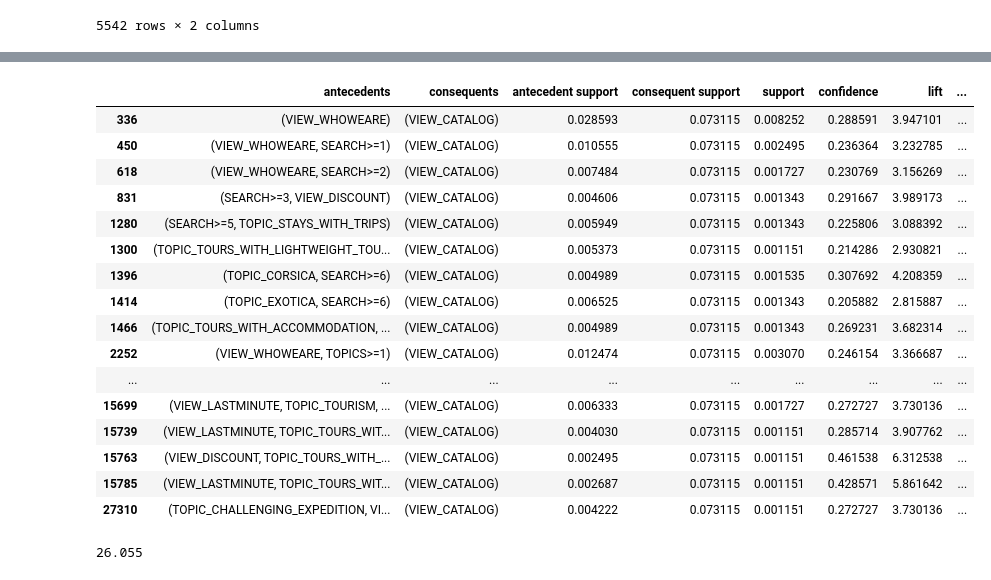
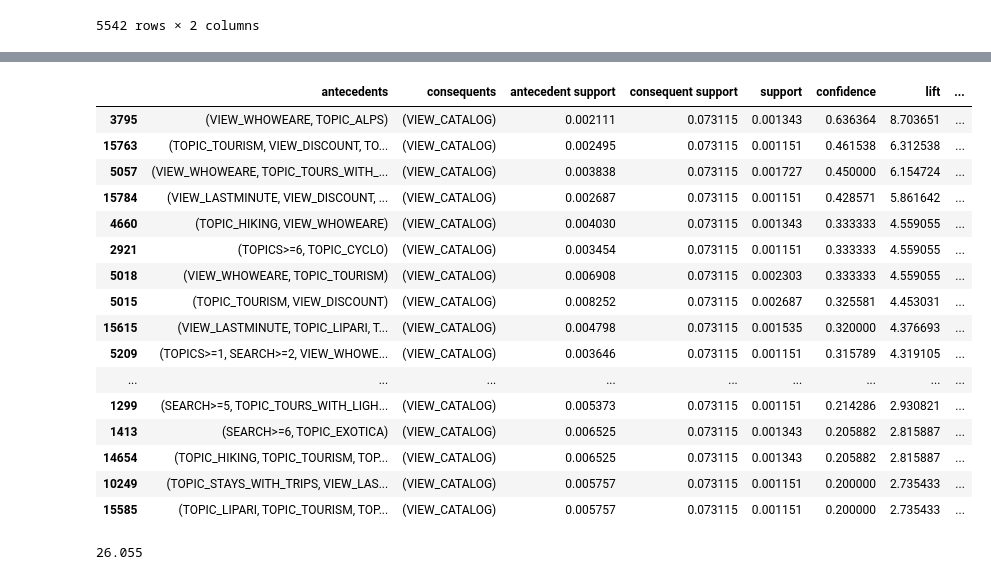
Before and after one commit to TarasHamkalo/on-web-data-mining, a Jupyter notebook: 04/notebooks/main.ipynb, the cells around one changed output, grey strips where cells are left out. Cells and saved outputs as stored; diff of their text form; code cells hidden in the pictures.

Commit message:
chore(04): add rules

```diff
--- a/04/notebooks/main.ipynb
+++ b/04/notebooks/main.ipynb
@@ -237,8 +228,0 @@ Name: Has_CATALOG, Length: 5542, dtype: bool
-# %%
-from collections import Counter
-
-item_counts = Counter()
-for t in transaction_list:
-    item_counts.update(t["items"])
-
-print(item_counts.most_common(50))
@@ -292,7 +263,7 @@ from mlxtend.frequent_patterns import association_rules
 rules = association_rules(
     frequent_itemsets,
     metric="confidence",
-    min_threshold=0.2
+    min_threshold=0.20
 )
 # %%
 rules
@@ -313,26 +284,26 @@ rules
 # %%
 rules_catalog = rules[
     rules["consequents"].apply(lambda x: "VIEW_CATALOG" in x)
 ]
-rules_catalog
+rules_catalog.sort_values(by=["lift"], ascending=False)
 # %% [output]
 |  | antecedents | consequents | antecedent support | consequent support | support | confidence | lift | ... |
-| 336 | (VIEW_WHOWEARE) | (VIEW_CATALOG) | 0.028593 | 0.073115 | 0.008252 | 0.288591 | 3.947101 | ... |
-| 450 | (VIEW_WHOWEARE, SEARCH>=1) | (VIEW_CATALOG) | 0.010555 | 0.073115 | 0.002495 | 0.236364 | 3.232785 | ... |
-| 618 | (VIEW_WHOWEARE, SEARCH>=2) | (VIEW_CATALOG) | 0.007484 | 0.073115 | 0.001727 | 0.230769 | 3.156269 | ... |
-| 831 | (SEARCH>=3, VIEW_DISCOUNT) | (VIEW_CATALOG) | 0.004606 | 0.073115 | 0.001343 | 0.291667 | 3.989173 | ... |
-| 1280 | (SEARCH>=5, TOPIC_STAYS_WITH_TRIPS) | (VIEW_CATALOG) | 0.005949 | 0.073115 | 0.001343 | 0.225806 | 3.088392 | ... |
-| 1300 | (TOPIC_TOURS_WITH_LIGHTWEIGHT_TOU... | (VIEW_CATALOG) | 0.005373 | 0.073115 | 0.001151 | 0.214286 | 2.930821 | ... |
-| 1396 | (TOPIC_CORSICA, SEARCH>=6) | (VIEW_CATALOG) | 0.004989 | 0.073115 | 0.001535 | 0.307692 | 4.208359 | ... |
-| 1414 | (TOPIC_EXOTICA, SEARCH>=6) | (VIEW_CATALOG) | 0.006525 | 0.073115 | 0.001343 | 0.205882 | 2.815887 | ... |
-| 1466 | (TOPIC_TOURS_WITH_ACCOMMODATION, ... | (VIEW_CATALOG) | 0.004989 | 0.073115 | 0.001343 | 0.269231 | 3.682314 | ... |
-| 2252 | (VIEW_WHOWEARE, TOPICS>=1) | (VIEW_CATALOG) | 0.012474 | 0.073115 | 0.003070 | 0.246154 | 3.366687 | ... |
+| 3795 | (VIEW_WHOWEARE, TOPIC_ALPS) | (VIEW_CATALOG) | 0.002111 | 0.073115 | 0.001343 | 0.636364 | 8.703651 | ... |
+| 15763 | (TOPIC_TOURISM, VIEW_DISCOUNT, TO... | (VIEW_CATALOG) | 0.002495 | 0.073115 | 0.001151 | 0.461538 | 6.312538 | ... |
+| 5057 | (VIEW_WHOWEARE, TOPIC_TOURS_WITH_... | (VIEW_CATALOG) | 0.003838 | 0.073115 | 0.001727 | 0.450000 | 6.154724 | ... |
+| 15784 | (VIEW_LASTMINUTE, VIEW_DISCOUNT, ... | (VIEW_CATALOG) | 0.002687 | 0.073115 | 0.001151 | 0.428571 | 5.861642 | ... |
+| 4660 | (TOPIC_HIKING, VIEW_WHOWEARE) | (VIEW_CATALOG) | 0.004030 | 0.073115 | 0.001343 | 0.333333 | 4.559055 | ... |
+| 2921 | (TOPICS>=6, TOPIC_CYCLO) | (VIEW_CATALOG) | 0.003454 | 0.073115 | 0.001151 | 0.333333 | 4.559055 | ... |
+| 5018 | (VIEW_WHOWEARE, TOPIC_TOURISM) | (VIEW_CATALOG) | 0.006908 | 0.073115 | 0.002303 | 0.333333 | 4.559055 | ... |
+| 5015 | (TOPIC_TOURISM, VIEW_DISCOUNT) | (VIEW_CATALOG) | 0.008252 | 0.073115 | 0.002687 | 0.325581 | 4.453031 | ... |
+| 15615 | (VIEW_LASTMINUTE, TOPIC_LIPARI, T... | (VIEW_CATALOG) | 0.004798 | 0.073115 | 0.001535 | 0.320000 | 4.376693 | ... |
+| 5209 | (TOPICS>=1, SEARCH>=2, VIEW_WHOWE... | (VIEW_CATALOG) | 0.003646 | 0.073115 | 0.001151 | 0.315789 | 4.319105 | ... |
 | ... | ... | ... | ... | ... | ... | ... | ... | ... |
-| 15699 | (VIEW_LASTMINUTE, TOPIC_TOURISM, ... | (VIEW_CATALOG) | 0.006333 | 0.073115 | 0.001727 | 0.272727 | 3.730136 | ... |
-| 15739 | (VIEW_LASTMINUTE, TOPIC_TOURS_WIT... | (VIEW_CATALOG) | 0.004030 | 0.073115 | 0.001151 | 0.285714 | 3.907762 | ... |
-| 15763 | (VIEW_DISCOUNT, TOPIC_TOURS_WITH_... | (VIEW_CATALOG) | 0.002495 | 0.073115 | 0.001151 | 0.461538 | 6.312538 | ... |
-| 15785 | (VIEW_LASTMINUTE, TOPIC_TOURS_WIT... | (VIEW_CATALOG) | 0.002687 | 0.073115 | 0.001151 | 0.428571 | 5.861642 | ... |
-| 27310 | (TOPIC_CHALLENGING_EXPEDITION, VI... | (VIEW_CATALOG) | 0.004222 | 0.073115 | 0.001151 | 0.272727 | 3.730136 | ... |
+| 1299 | (SEARCH>=5, TOPIC_TOURS_WITH_LIGH... | (VIEW_CATALOG) | 0.005373 | 0.073115 | 0.001151 | 0.214286 | 2.930821 | ... |
+| 1413 | (SEARCH>=6, TOPIC_EXOTICA) | (VIEW_CATALOG) | 0.006525 | 0.073115 | 0.001343 | 0.205882 | 2.815887 | ... |
+| 14654 | (TOPIC_HIKING, TOPIC_TOURISM, TOP... | (VIEW_CATALOG) | 0.006525 | 0.073115 | 0.001343 | 0.205882 | 2.815887 | ... |
+| 10249 | (TOPIC_STAYS_WITH_TRIPS, VIEW_LAS... | (VIEW_CATALOG) | 0.005757 | 0.073115 | 0.001151 | 0.200000 | 2.735433 | ... |
+| 15585 | (TOPIC_LIPARI, TOPIC_TOURISM, TOP... | (VIEW_CATALOG) | 0.005757 | 0.073115 | 0.001151 | 0.200000 | 2.735433 | ... |
 # %%
 0.005  * len(transactions)
 # %% [output]
```
Also changed, not shown: parts of 8 cells of this notebook, 1 other file.
